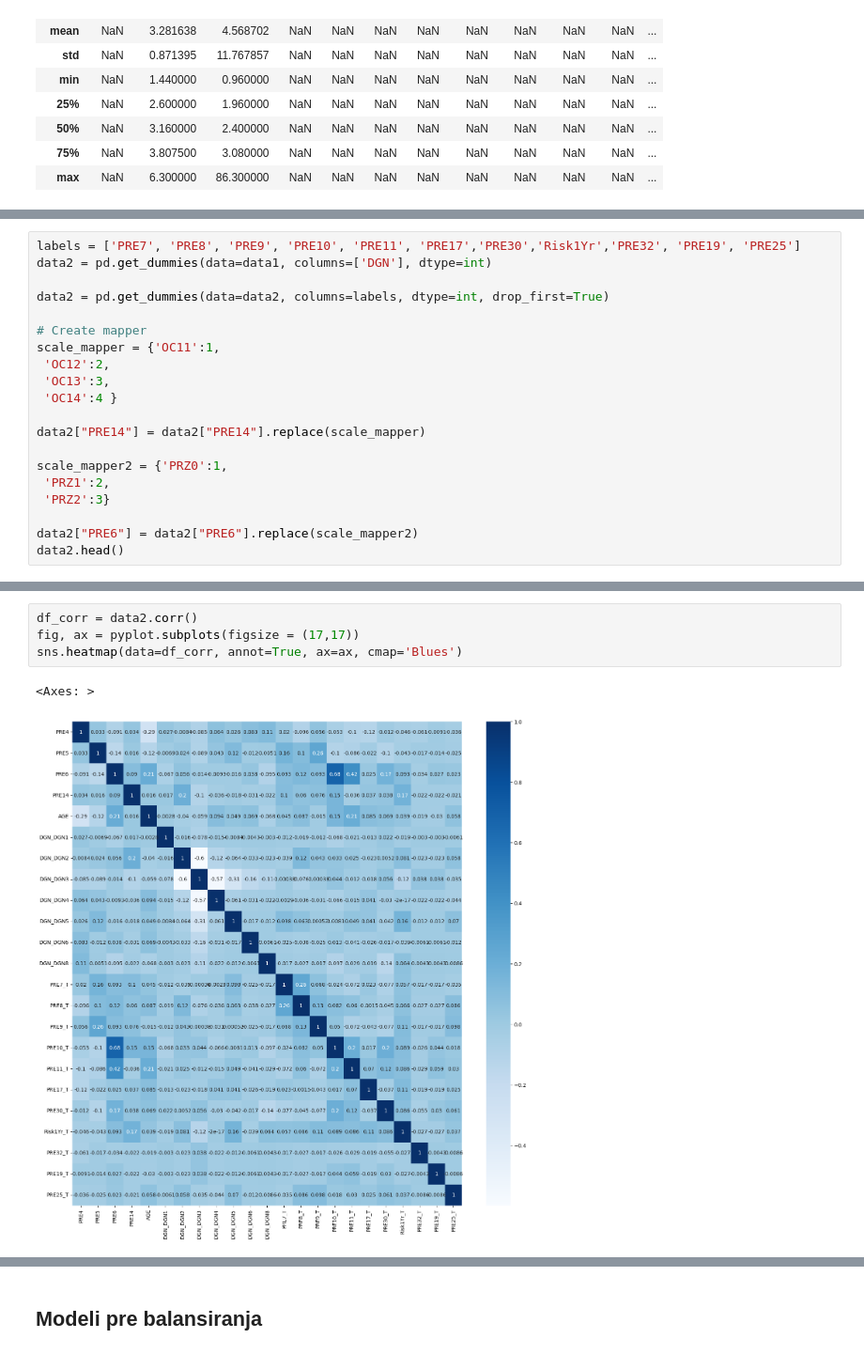
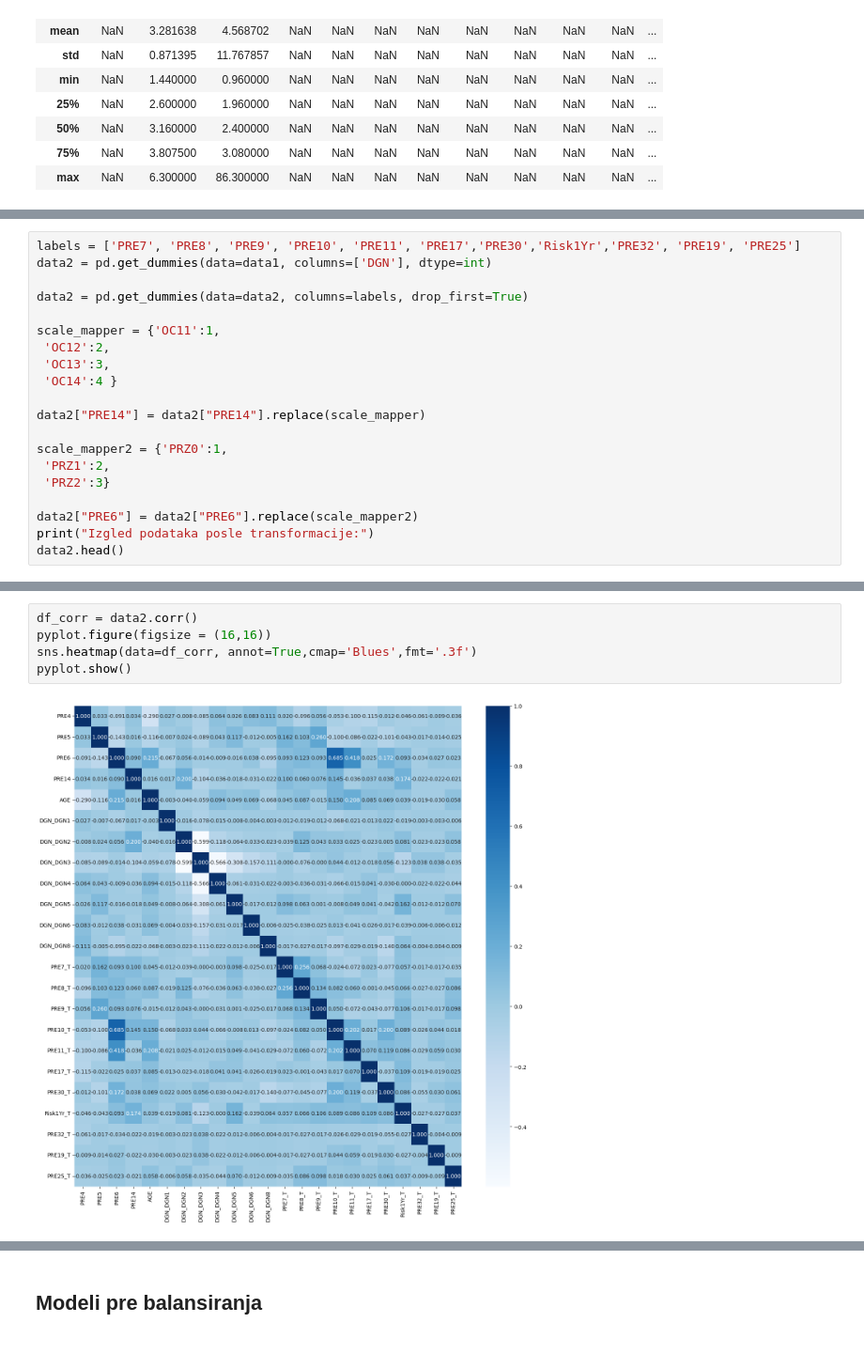
Before and after one commit to milicaj00/ML-P1-Classification, a Jupyter notebook: proba.ipynb, the cells around one changed output, grey strips where cells are left out. Shown at 94% size. Cells and saved outputs as stored; diff of their text form.

```diff
--- a/proba.ipynb
+++ b/proba.ipynb
@@ -195,9 +226,8 @@ Name: Risk1Yr, dtype: object
 labels = ['PRE7', 'PRE8', 'PRE9', 'PRE10', 'PRE11', 'PRE17','PRE30','Risk1Yr','PRE32', 'PRE19', 'PRE25']
 data2 = pd.get_dummies(data=data1, columns=['DGN'], dtype=int)
 
-data2 = pd.get_dummies(data=data2, columns=labels, dtype=int, drop_first=True)
+data2 = pd.get_dummies(data=data2, columns=labels, drop_first=True)
 
-# Create mapper
 scale_mapper = {'OC11':1,
  'OC12':2,
  'OC13':3,
@@ -210,5 +240,6 @@ scale_mapper2 = {'PRZ0':1,
  'PRZ2':3}
 
 data2["PRE6"] = data2["PRE6"].replace(scale_mapper2)
+print("Izgled podataka posle transformacije:")
 data2.head()
 # %% [output]
@@ -222,7 +284,7 @@ data2.head()
 # %%
 df_corr = data2.corr()
-fig, ax = pyplot.subplots(figsize = (17,17))
-sns.heatmap(data=df_corr, annot=True, ax=ax, cmap='Blues')
+pyplot.figure(figsize = (16,16))
+sns.heatmap(data=df_corr, annot=True,cmap='Blues',fmt='.3f')
+pyplot.show()
 # %% [output]
-<Axes: >
-[figure, old version]
+[figure, new version]
```
Also changed, not shown: parts of 45 cells of this notebook.
